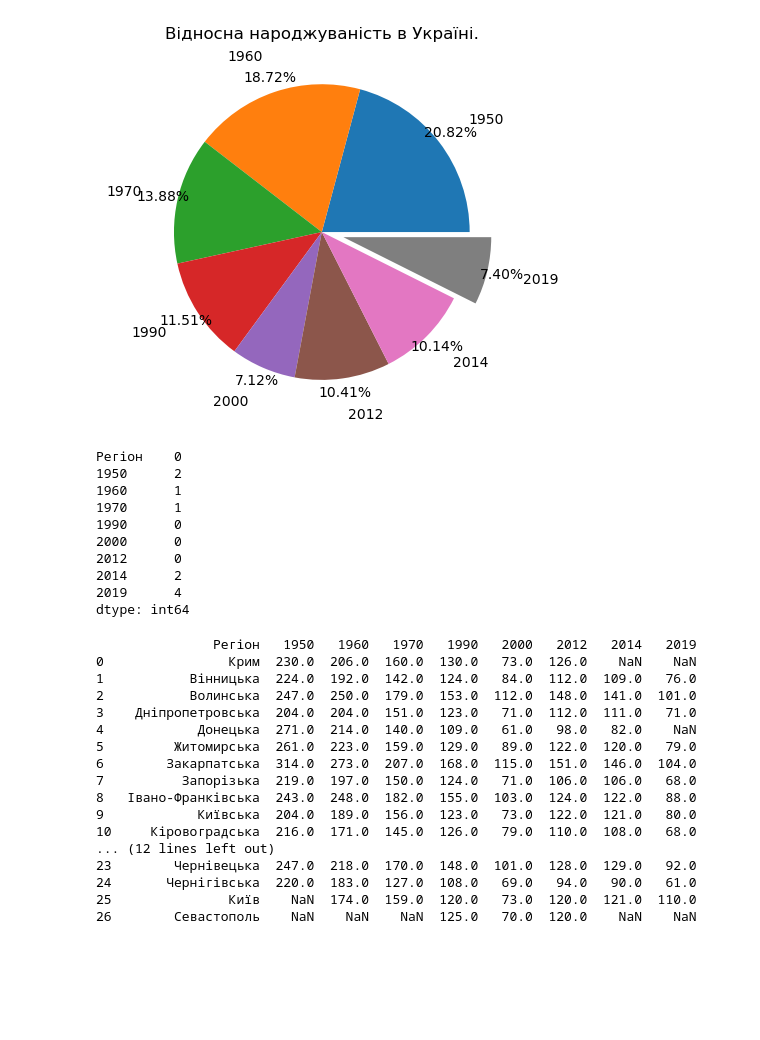
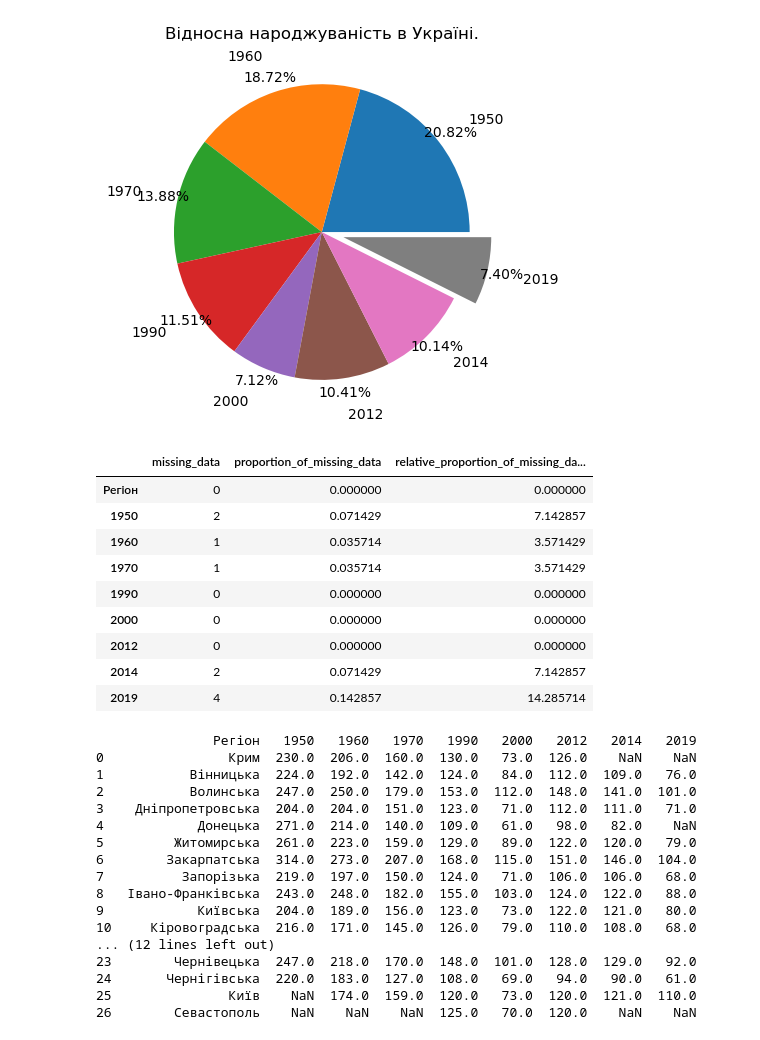
Before and after one commit to DenysTantsiura/datas, a Jupyter notebook: Hw_2.1/Hw2.1.ipynb, the cells around one changed output. Saved outputs shown, nothing was run; the diff lists cells and outputs as text; code cells hidden in the pictures; blank space fills up the shorter version.

```diff
--- a/Hw_2.1/Hw2.1.ipynb
+++ b/Hw_2.1/Hw2.1.ipynb
@@ -159,24 +159,28 @@ plt.show()
 # %%
 # Порахуйте, яка частка пропусків міститься в кожній колонці (використовуйте методи isnull та sum)
 p1t1zm = p1t1z.replace(
                        to_replace=0,
                        value=np.nan,
                        inplace=False,
                        )
 map_p1t1 = p1t1zm.isna()  # alias .isnull()
 # print(map_p1t1)
-print(np.sum(map_p1t1, axis=0))
+nan_in_p1t1 = pd.DataFrame()
+nan_in_p1t1['missing_data'] = np.sum(map_p1t1, axis=0)
+nan_in_p1t1['proportion_of_missing_data'] = np.sum(map_p1t1, axis=0) / p1t1zm.shape[0]
+nan_in_p1t1['relative_proportion_of_missing_data (%)'] = nan_in_p1t1['proportion_of_missing_data'] * 100
+nan_in_p1t1
 # %% [output]
-Регіон    0
-1950      2
-1960      1
-1970      1
-1990      0
-2000      0
-2012      0
-2014      2
-2019      4
-dtype: int64
+|  | missing_data | proportion_of_missing_data | relative_proportion_of_missing_da... |
+| Регіон | 0 | 0.000000 | 0.000000 |
+| 1950 | 2 | 0.071429 | 7.142857 |
+| 1960 | 1 | 0.035714 | 3.571429 |
+| 1970 | 1 | 0.035714 | 3.571429 |
+| 1990 | 0 | 0.000000 | 0.000000 |
+| 2000 | 0 | 0.000000 | 0.000000 |
+| 2012 | 0 | 0.000000 | 0.000000 |
+| 2014 | 2 | 0.071429 | 7.142857 |
+| 2019 | 4 | 0.142857 | 14.285714 |
 # %%
 # Видаліть з таблиці дані по всій країні, останній рядок таблиці
 print(new_p1t1 := p1t1zm.drop(p1t1zm.shape[0]-1))
```
Also changed, not shown: 2 other files.
